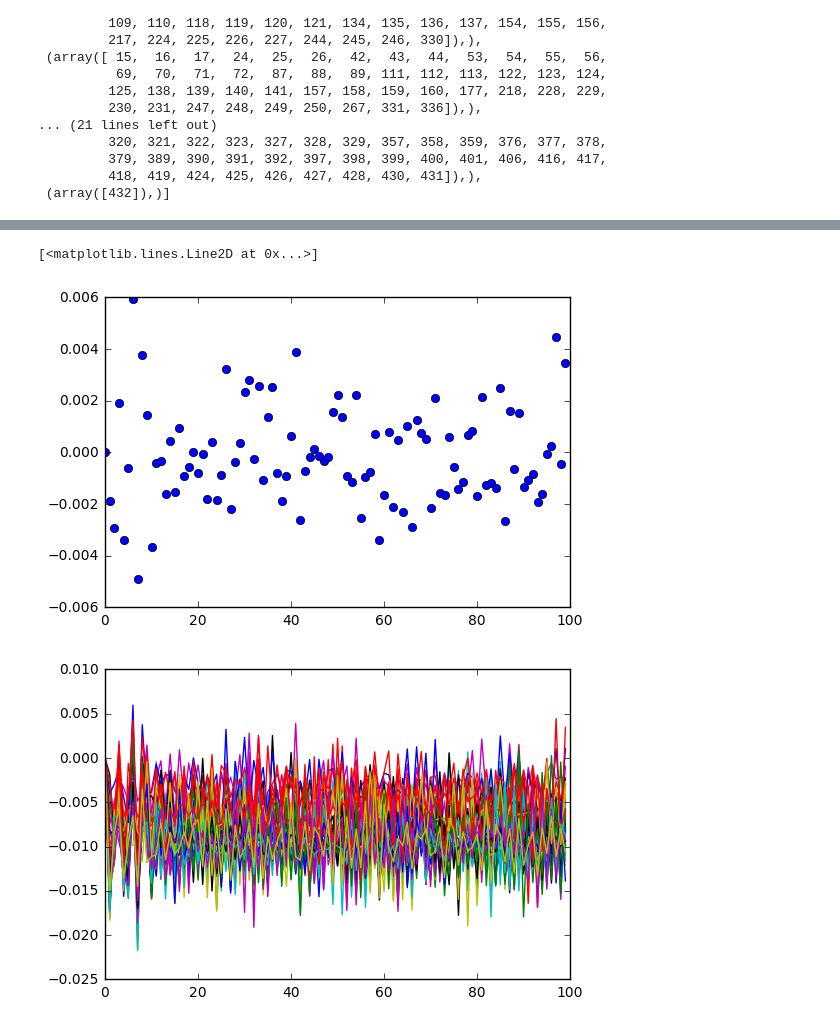
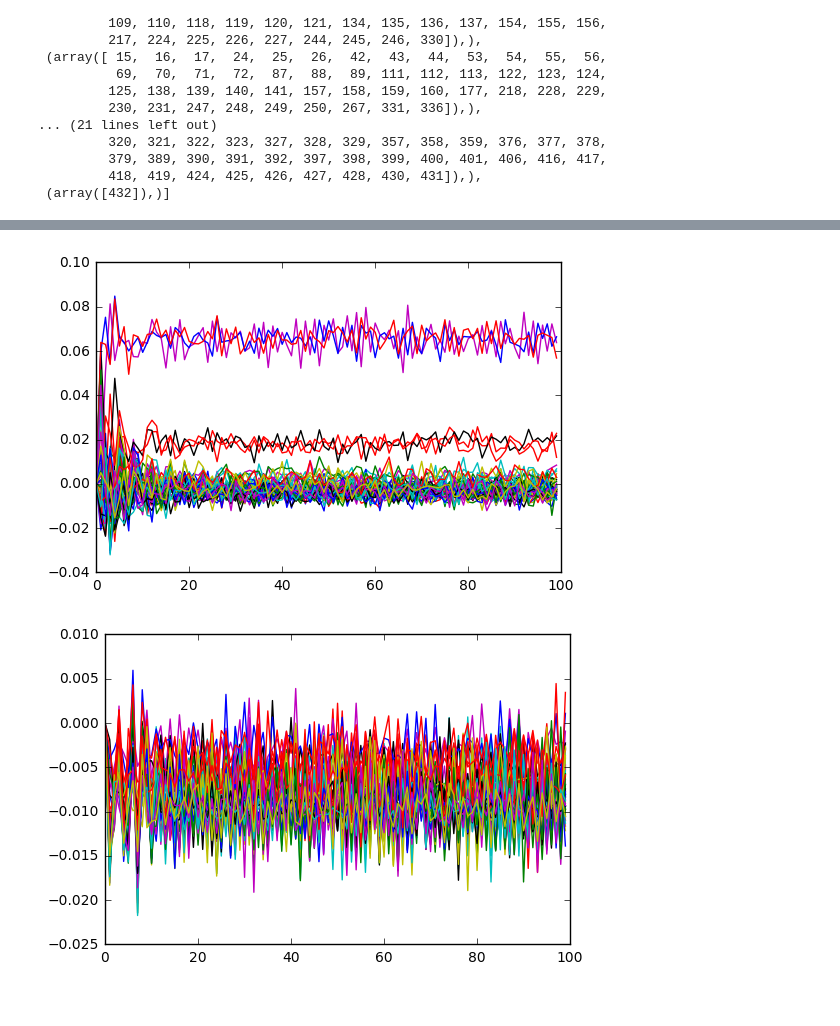
Before and after one commit to 123daimanu/DR_EAM, a Jupyter notebook: DataExtractDump_OAdatom.ipynb, the cells around one changed output, grey strips where cells are left out. Cells and saved outputs as stored; diff of their text form; code cells hidden in the pictures.

```diff
--- a/DataExtractDump_OAdatom.ipynb
+++ b/DataExtractDump_OAdatom.ipynb
@@ -198,8 +198,8 @@ lab.plot(num.min(c[:,layer[9][0]],axis=1),'o')
 # %%
-lab.plot(num.max(c[:,layer[8][0]],axis=1),'o')
+lab.plot(c[:,layer[8][0]],'-')
+lab.show()
 # %% [output]
-[<matplotlib.lines.Line2D at 0x...>]
-[figure, old version]
+[figure, new version]
 # %%
 lab.plot(c[:,layer[8][0]])
 lab.show()
```
Also changed, not shown: parts of 5 cells of this notebook, 11 other files.
